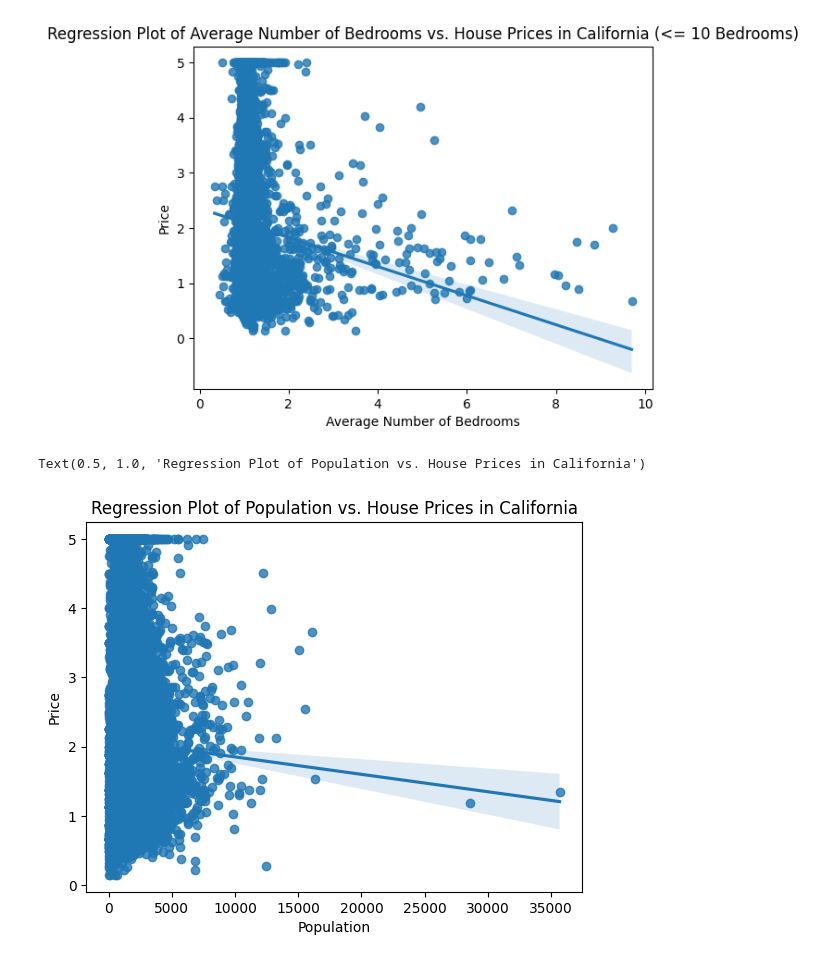
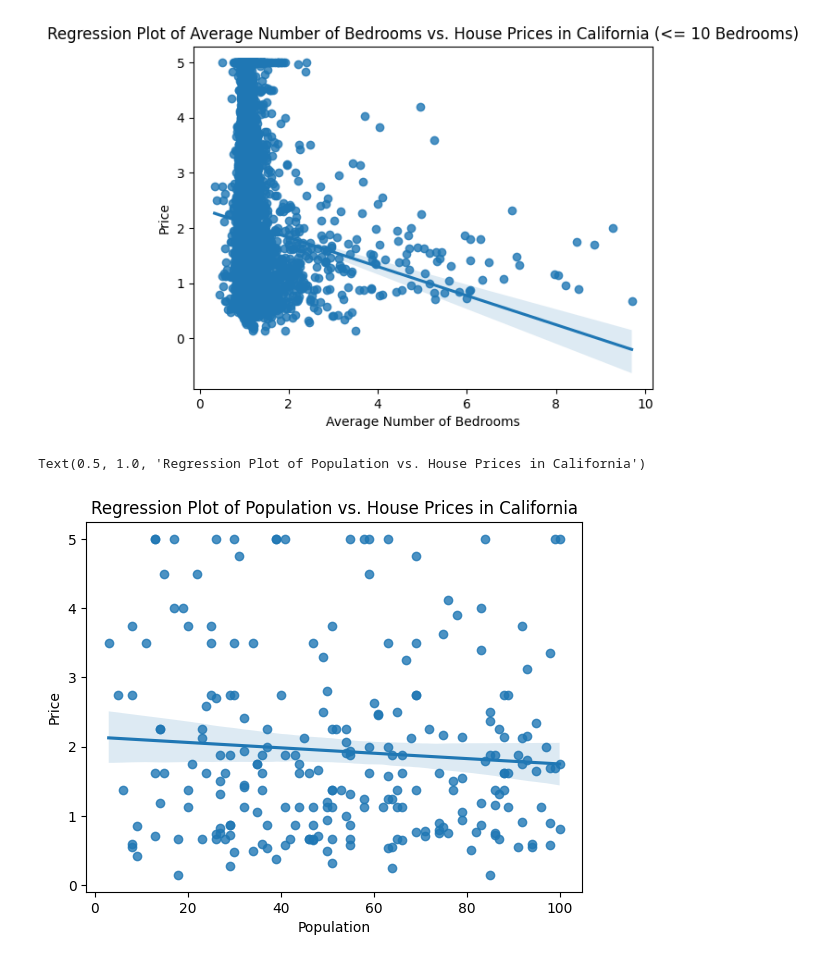
Before and after one commit to samwanyua/House-Pricing-Model-Machine-Learning-Project, a Jupyter notebook: Linear_regression.ipynb, the cells around one changed output. Saved outputs shown, nothing was run; the diff lists cells and outputs as text; code cells hidden in the pictures.

Commit message:
Data visualization

```diff
--- a/Linear_regression.ipynb
+++ b/Linear_regression.ipynb
@@ -216,10 +216,10 @@ plt.show()
 # %% [output]
 [figure]
 # %%
-sns.regplot(x="Population", y="Price", data=dataset)
+sns.regplot(x=dataset.loc[dataset['Population'] <= 100, 'Population'], y=dataset.loc[dataset['Population'] <= 100, 'Price'], data=dataset)
 plt.xlabel("Population")
 plt.ylabel("Price")
 plt.title("Regression Plot of Population vs. House Prices in California")
 # %% [output]
 Text(0.5, 1.0, 'Regression Plot of Population vs. House Prices in California')
-[figure, old version]
+[figure, new version]
```
